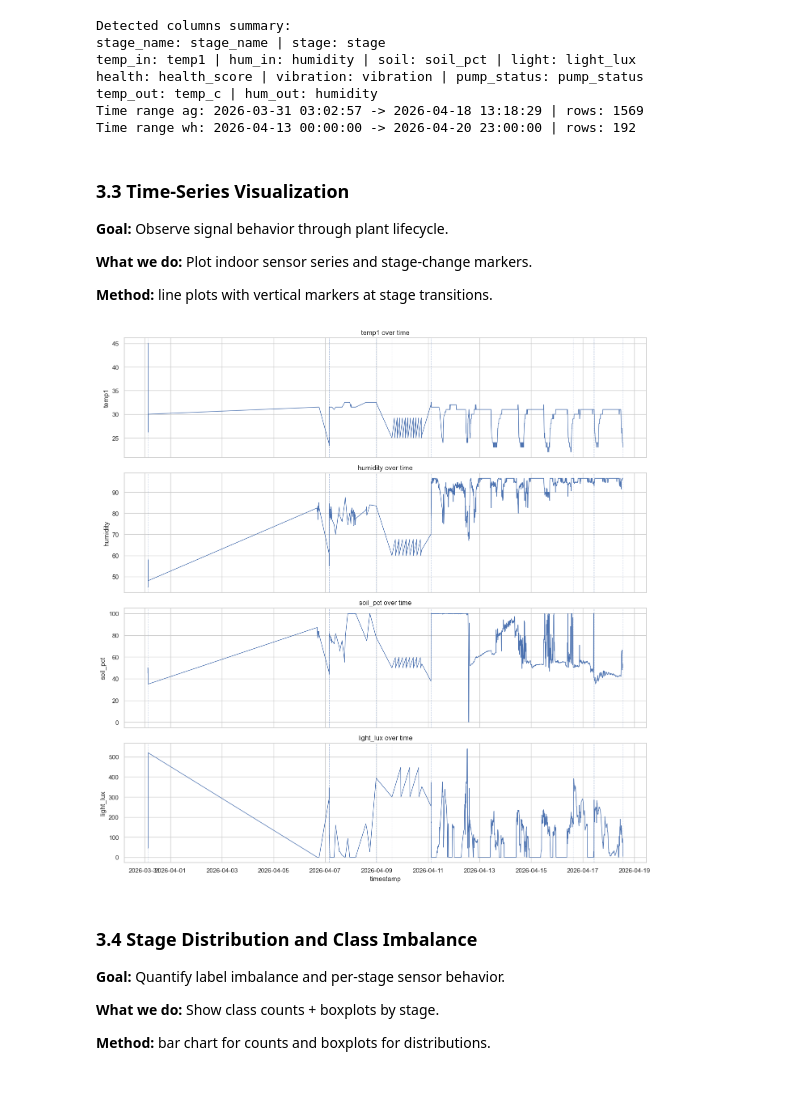
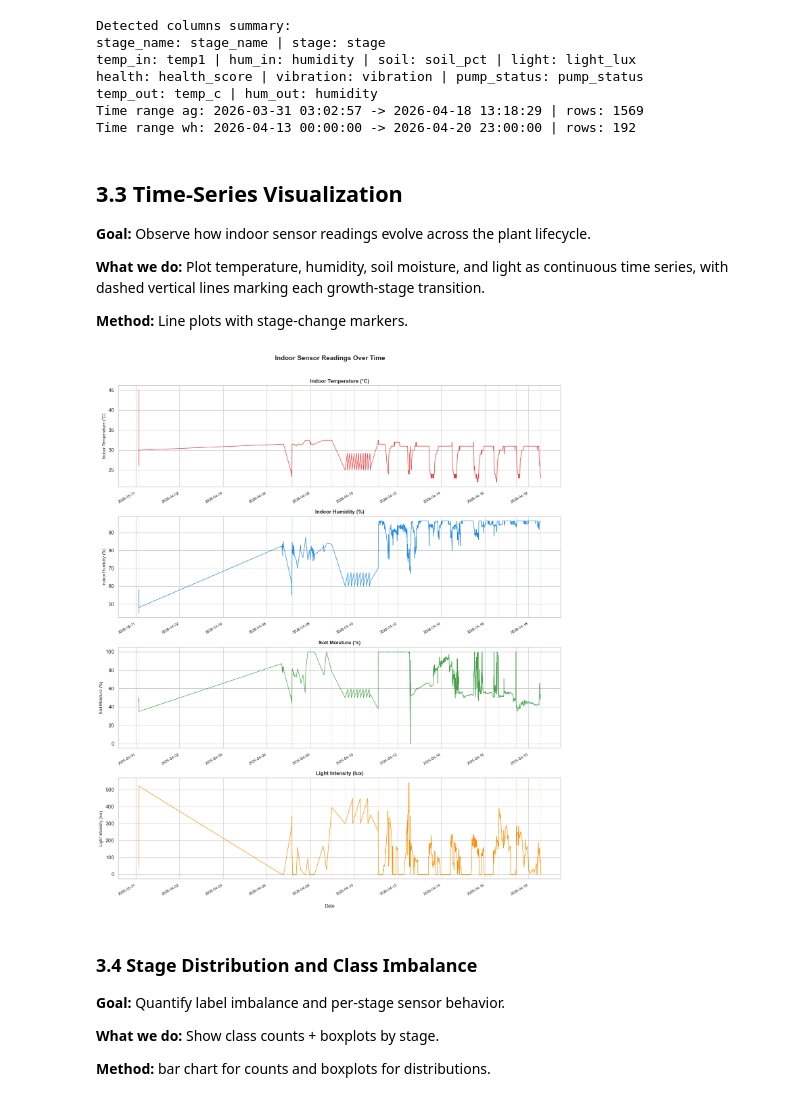
Before and after one commit to Plant-IQ/AutoGrow_DataAnalytics, a Jupyter notebook: data_analytics/AutoGrow.ipynb, the cells around one changed output. Saved outputs shown, nothing was run; the diff lists cells and outputs as text; code cells hidden in the pictures.

Commit message:
Fix the col name to be readable

```diff
--- a/data_analytics/AutoGrow.ipynb
+++ b/data_analytics/AutoGrow.ipynb
@@ -254,38 +254,65 @@ temp_out: temp_c | hum_out: humidity
 Time range ag: 2026-03-31 03:02:57 -> 2026-04-18 13:18:29 | rows: 1569
 Time range wh: 2026-04-13 00:00:00 -> 2026-04-20 23:00:00 | rows: 192
 # %% [markdown]
-### 3.3 Time-Series Visualization
-**Goal:** Observe signal behavior through plant lifecycle.
+## 3.3 Time-Series Visualization
 
-**What we do:** Plot indoor sensor series and stage-change markers.
+**Goal:** Observe how indoor sensor readings evolve across the plant lifecycle.
 
-**Method:** line plots with vertical markers at stage transitions.
+**What we do:** Plot temperature, humidity, soil moisture, and light as continuous time series, with dashed vertical lines marking each growth-stage transition.
+
+**Method:** Line plots with stage-change markers.
 # %%
+import matplotlib.dates as mdates
+
 plot_cols = [c for c in [col_temp_in, col_hum_in, col_soil, col_light_lux] if c is not None]
+
+label_map = {
+    col_temp_in:    "Indoor Temperature (°C)",
+    col_hum_in:     "Indoor Humidity (%)",
+    col_soil:       "Soil Moisture (%)",
+    col_light_lux:  "Light Intensity (lux)",
+}
+
+color_map = {
+    col_temp_in:   "#E53935",
+    col_hum_in:    "#1E88E5",
+    col_soil:      "#43A047",
+    col_light_lux: "#FB8C00",
+}
+
 if plot_cols:
-    fig, axes = plt.subplots(len(plot_cols), 1, figsize=(14, 3.5 * len(plot_cols)), sharex=True)
+    fig, axes = plt.subplots(len(plot_cols), 1, figsize=(14, 4 * len(plot_cols)), sharex=True)
     if len(plot_cols) == 1:
         axes = [axes]
+
+    fig.suptitle("Indoor Sensor Readings Over Time", fontsize=14, fontweight="bold", y=1.01)
 
     stage_col_for_marker = col_stage_name if col_stage_name else col_stage
     stage_changes = None
     if stage_col_for_marker:
         stage_changes = ag[stage_col_for_marker].astype(str).ne(ag[stage_col_for_marker].astype(str).shift(1))
 
     for ax, c in zip(axes, plot_cols):
-        ax.plot(ag['ts'], ag[c], linewidth=1)
-        ax.set_title(f'{c} over time')
-        ax.set_ylabel(c)
+        readable = label_map.get(c, c.replace("_", " ").title())
+        color = color_map.get(c, "#546E7A")
+        ax.plot(ag["ts"], ag[c], linewidth=1, color=color)
+        ax.set_title(readable, fontsize=11, fontweight="bold", pad=6)
+        ax.set_ylabel(readable, fontsize=9)
+        ax.xaxis.set_major_locator(mdates.DayLocator(interval=2))
+        ax.xaxis.set_major_formatter(mdates.DateFormatter("%Y-%m-%d"))
+        ax.tick_params(axis="x", labelbottom=True, labelrotation=30, labelsize=8)
+        plt.setp(ax.xaxis.get_majorticklabels(), ha="right")
         if stage_changes is not None:
-            for t in ag.loc[stage_changes, 'ts']:
-                ax.axvline(t, linestyle='--', alpha=0.25, linewidth=0.8)
-    axes[-1].set_xlabel('timestamp')
+            for t in ag.loc[stage_changes, "ts"]:
+                ax.axvline(t, linestyle="--", alpha=0.25, linewidth=0.8, color=color)
+
+    fig.text(0.5, -0.01, "Date", ha="center", fontsize=10)
     plt.tight_layout()
     plt.show()
 else:
-    print('No sensor columns found for time-series plotting.')
+    print("No sensor columns found for time-series plotting.")
 # %% [output]
-[figure, old version]
+[figure, new version]
 # %% [markdown]
 ### 3.4 Stage Distribution and Class Imbalance
 **Goal:** Quantify label imbalance and per-stage sensor behavior.
```
Also changed, not shown: parts of 3 cells of this notebook.
